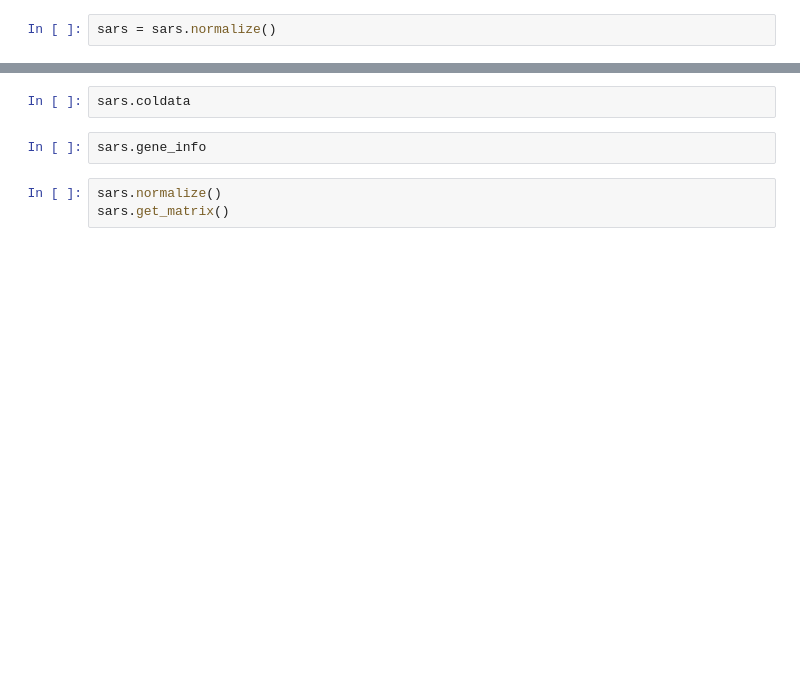
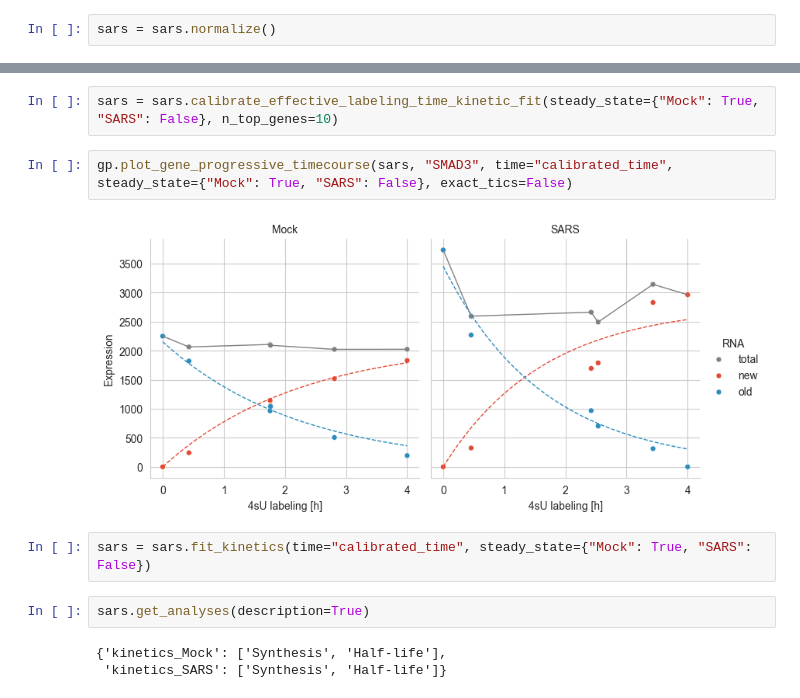
Before and after one commit to maus2310/GrandPy, a Jupyter notebook: docs/notebooks/presentation_notebook.ipynb, the cells around one changed output, grey strips where cells are left out. Saved outputs shown, nothing was run; the diff lists cells and outputs as text; blank space fills up the shorter version.

```diff
--- a/docs/notebooks/presentation_notebook.ipynb
+++ b/docs/notebooks/presentation_notebook.ipynb
@@ -23,7 +60,13 @@ gp.plot_gene_progressive_timecourse(sars, "SMAD3", steady_state={"Mock": True, "
-# %%
-sars.coldata
-# %%
-sars.gene_info
-# %%
-sars.normalize()
-sars.get_matrix()
+# %%
+sars = sars.calibrate_effective_labeling_time_kinetic_fit(steady_state={"Mock": True, "SARS": False}, n_top_genes=10)
+# %%
+gp.plot_gene_progressive_timecourse(sars, "SMAD3", time="calibrated_time", steady_state={"Mock": True, "SARS": False}, exact_tics=False)
+# %% [output]
+[figure, added]
+# %%
+sars = sars.fit_kinetics(time="calibrated_time", steady_state={"Mock": True, "SARS": False})
+# %%
+sars.get_analyses(description=True)
+# %% [output]
+{'kinetics_Mock': ['Synthesis', 'Half-life'],
+ 'kinetics_SARS': ['Synthesis', 'Half-life']}
```
Also changed, not shown: parts of 9 cells of this notebook, 2 other files.
